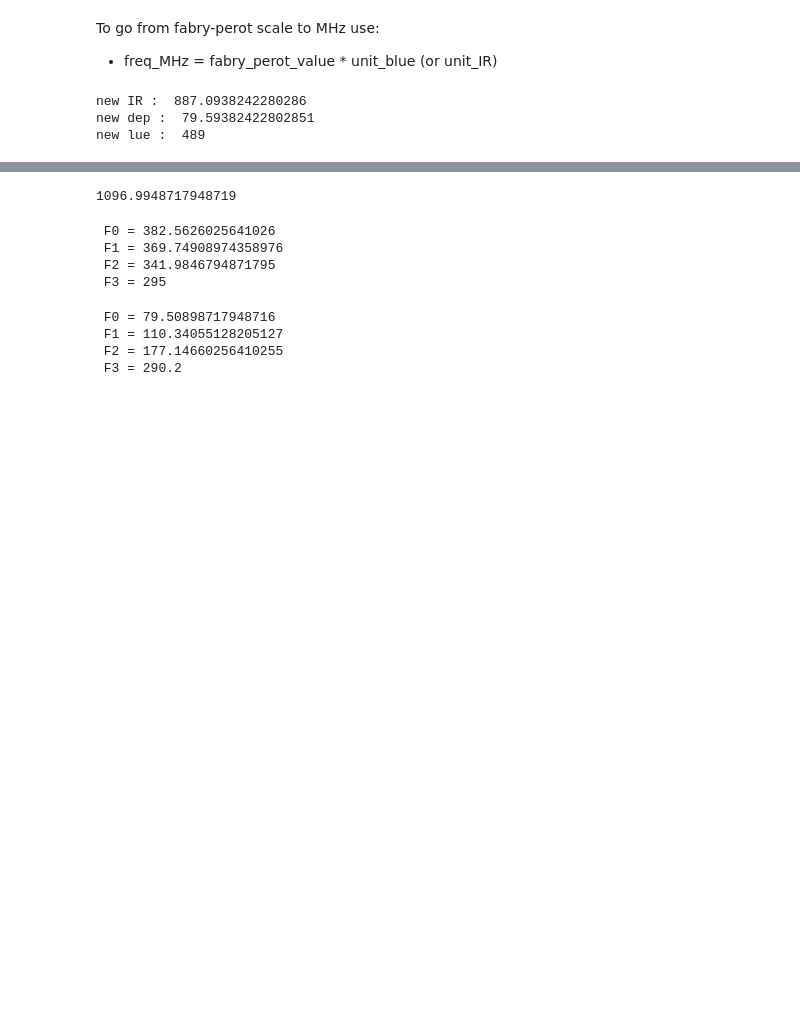
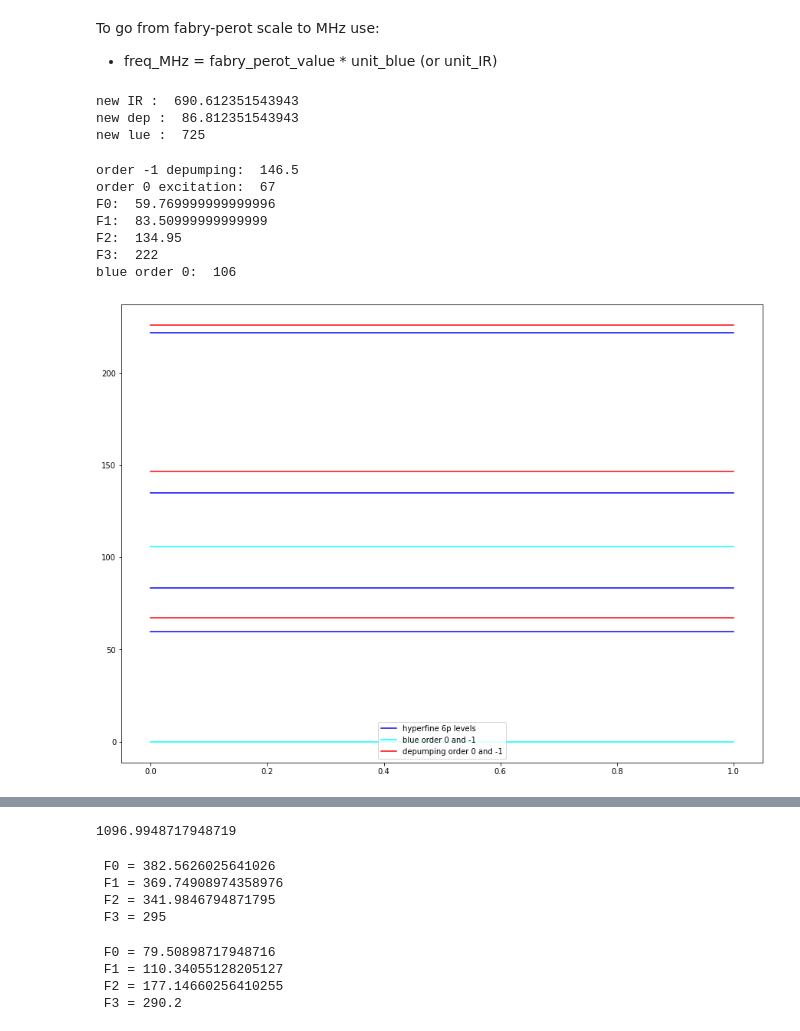
Before and after one commit to Valerio-Amico/Lab-Rydberg, a Jupyter notebook: fabry-perot/from_au_to_mhz.ipynb, the cells around one changed output, grey strips where cells are left out. Cells and saved outputs as stored; diff of their text form; code cells hidden in the pictures; blank space fills up the shorter version.

```diff
--- a/fabry-perot/from_au_to_mhz.ipynb
+++ b/fabry-perot/from_au_to_mhz.ipynb
@@ -5,12 +8,12 @@ To go from fabry-perot scale to MHz use:
 unit_blue = 780/421
 unit_IR = 780/1013
 
-blue_au = 488 # blue fabry-perot arbitrary unit
-infrared_fp_au = 889.5 # infrared fabry-perot arbitrary unit
+blue_au = 727 # blue fabry-perot arbitrary unit
+infrared_fp_au = 685.8 # infrared fabry-perot arbitrary unit
 depumping_RF_Mhz = 82 # AOM+1 radio-frequency
 
 
-blue_movement = +1
+blue_movement = -2
 new_blue = blue_au + blue_movement
 infrared_movement = - blue_movement*unit_blue/unit_IR
 new_infrared = infrared_fp_au + infrared_movement
@@ -18,6 +21,70 @@ new_depumping = depumping_RF_Mhz + infrared_movement
 
 print("new IR : ", new_infrared, "\nnew dep : ", new_depumping, "\nnew lue : ", new_blue)
 # %% [output]
-new IR :  887.0938242280286
-new dep :  79.59382422802851
-new lue :  489
+new IR :  690.612351543943
+new dep :  86.812351543943
+new lue :  725
+# %%
+F2_to_3 = 87.05
+F1_to_2 = 51.44
+F0_to_1 = 23.74
+# %%
+blue_RF = 106
+# %%
+# set the detuning of the IR
+
+detuning_IR = -7
+
+# the excitation IR has the order +1 good coupled with the blue order -1.
+# the order zero of the excitation IR is x MHz higher than the order +1.
+
+x = 60
+exc_IR_0 = x - detuning_IR
+exc_IR_1 = - detuning_IR
+
+# the order zero of the depumping beam is the same of the excitation beam,
+# since the RF sent to the AOM+1 is 80 MHz the order -1 is 80 MHz higher.
+depumping_RF = 79.5
+dep_IR_0 = x - detuning_IR
+dep_IR_1 = x + depumping_RF - detuning_IR
+
+print("order -1 depumping: ", dep_IR_1, "\norder 0 excitation: ", exc_IR_0)
+
+# now here we compute the distance from the blue detuned of the hyperfine 6p levels
+
+detuning_from_F3 = 222
+F3 = detuning_from_F3
+F2 = F3 - F2_to_3
+F1 = F2 - F1_to_2
+F0 = F1 - F0_to_1
+
+print("F0: ", F0, "\nF1: ", F1, "\nF2: ", F2, "\nF3: ", F3)
+
+# here is coputed the order 0 of the blue beam
+
+blue_order_0 = blue_RF
+
+print("blue order 0: ", blue_order_0)
+plt.figure(figsize=(15, 11))
+
+plt.plot([0,1],[F3, F3], c = "b", label = "hyperfine 6p levels")
+plt.plot([0,1],[F2, F2], c = "b")
+plt.plot([0,1],[F1, F1], c = "b")
+plt.plot([0,1],[F0, F0], c = "b")
+plt.plot([0,1],[0, 0], c = "cyan", label = "blue order 0 and -1")
+plt.plot([0,1],[blue_order_0, blue_order_0], c = "cyan")
+plt.plot([0,1],[dep_IR_0, dep_IR_0], c = "r", label = "depumping order 0 and -1")
+plt.plot([0,1],[dep_IR_1, dep_IR_1], c = "r")
+plt.plot([0,1],[dep_IR_1+depumping_RF, dep_IR_1+depumping_RF], c = "r")
+
+plt.legend()
+plt.show()
+# %% [output]
+order -1 depumping:  146.5
+order 0 excitation:  67
+F0:  59.769999999999996
+F1:  83.50999999999999
+F2:  134.95
+F3:  222
+blue order 0:  106
+[figure, added]
```
Also changed, not shown: parts of 23 cells of this notebook, 5 other files.
